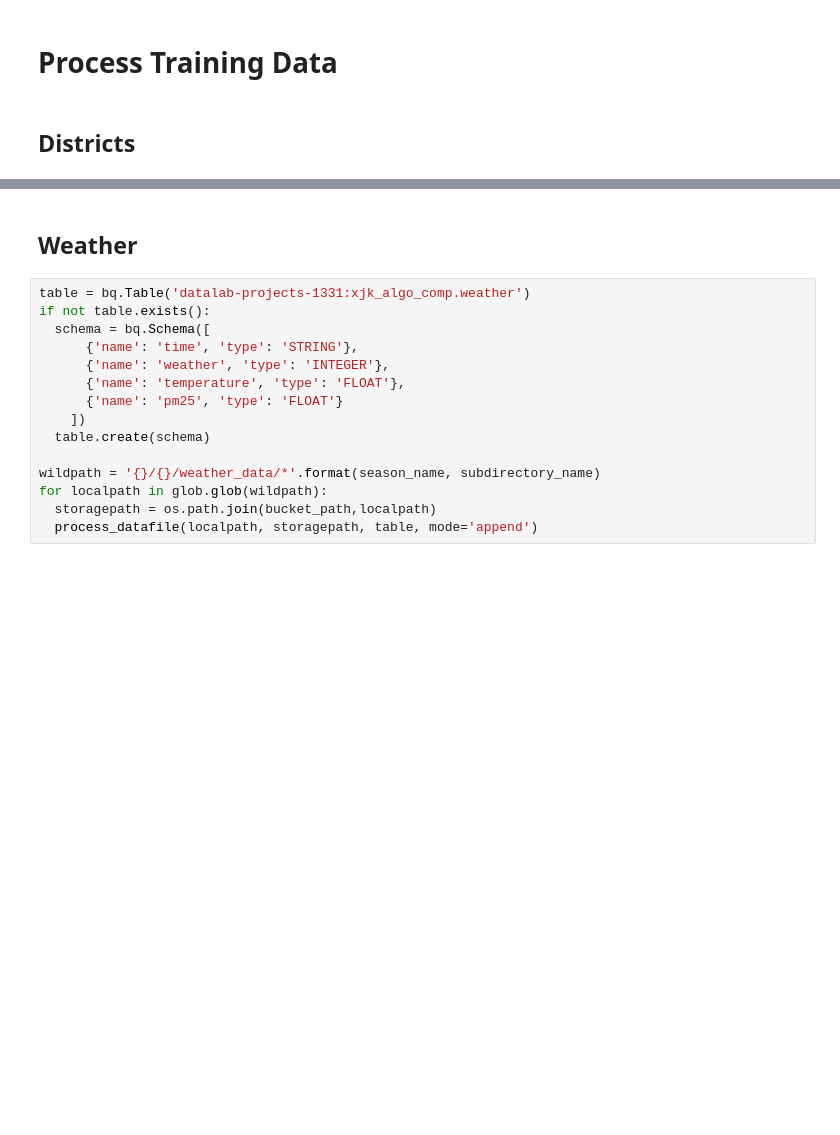
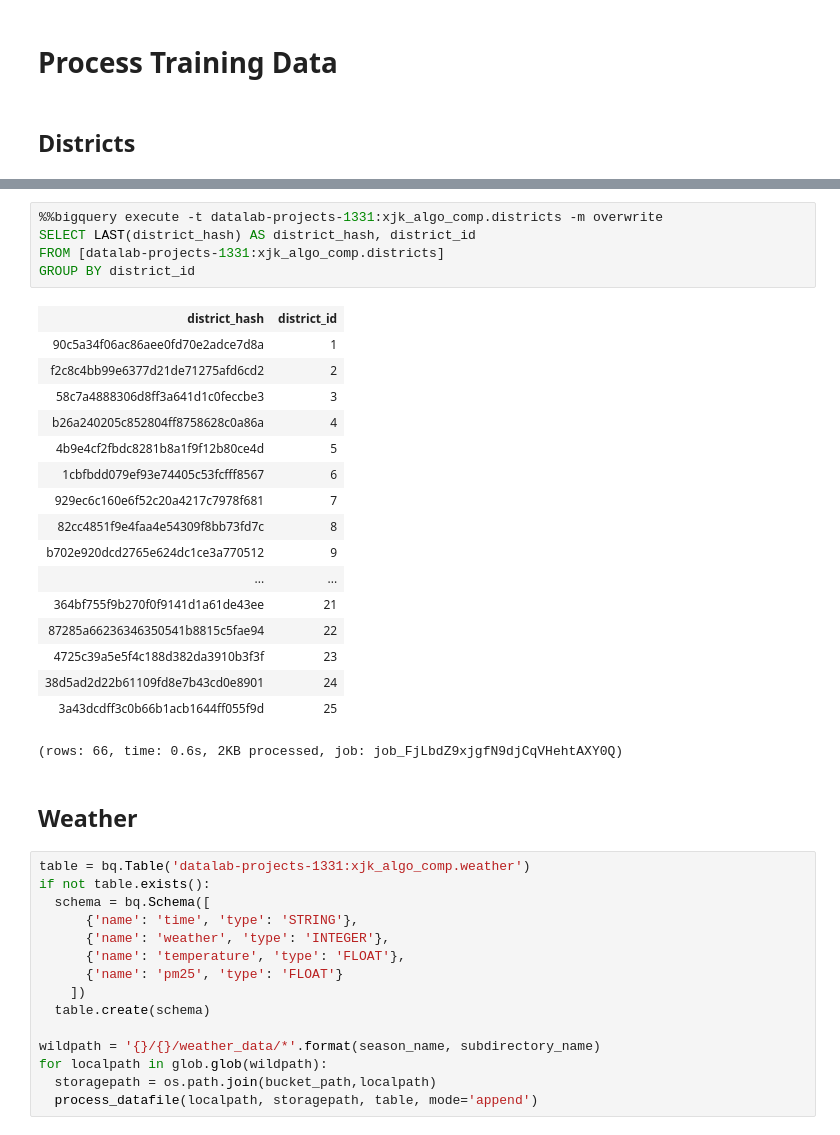
Before and after one commit to jaycode-archives/datalab-projects, a Jupyter notebook: Xiaojukeji Algorithm Competition/1.a. Export to Google BigQuery.ipynb, the cells around one changed output, grey strips where cells are left out. Cells and saved outputs as stored; diff of their text form; blank space fills up the shorter version.

```diff
--- a/Xiaojukeji Algorithm Competition/1.a. Export to Google BigQuery.ipynb
+++ b/Xiaojukeji Algorithm Competition/1.a. Export to Google BigQuery.ipynb
@@ -79,3 +82,26 @@ process_datafile(localpath, storagepath, table, mode='append')
+# %%
+%%bigquery execute -t datalab-projects-1331:xjk_algo_comp.districts -m overwrite
+SELECT LAST(district_hash) AS district_hash, district_id
+FROM [datalab-projects-1331:xjk_algo_comp.districts]
+GROUP BY district_id
+# %% [output]
+| district_hash | district_id |
+| 90c5a34f06ac86aee0fd70e2adce7d8a | 1 |
+| f2c8c4bb99e6377d21de71275afd6cd2 | 2 |
+| 58c7a4888306d8ff3a641d1c0feccbe3 | 3 |
+| b26a240205c852804ff8758628c0a86a | 4 |
+| 4b9e4cf2fbdc8281b8a1f9f12b80ce4d | 5 |
+| 1cbfbdd079ef93e74405c53fcfff8567 | 6 |
+| 929ec6c160e6f52c20a4217c7978f681 | 7 |
+| 82cc4851f9e4faa4e54309f8bb73fd7c | 8 |
+| b702e920dcd2765e624dc1ce3a770512 | 9 |
+| ... | ... |
+| 364bf755f9b270f0f9141d1a61de43ee | 21 |
+| 87285a66236346350541b8815c5fae94 | 22 |
+| 4725c39a5e5f4c188d382da3910b3f3f | 23 |
+| 38d5ad2d22b61109fd8e7b43cd0e8901 | 24 |
+| 3a43dcdff3c0b66b1acb1644ff055f9d | 25 |
+(rows: 66, time: 0.6s, 2KB processed, job: job_FjLbdZ9xjgfN9djCqVHehtAXY0Q)
 # %% [markdown]
 ## Weather
 # %%
```
Also changed, not shown: parts of 2 cells of this notebook.
